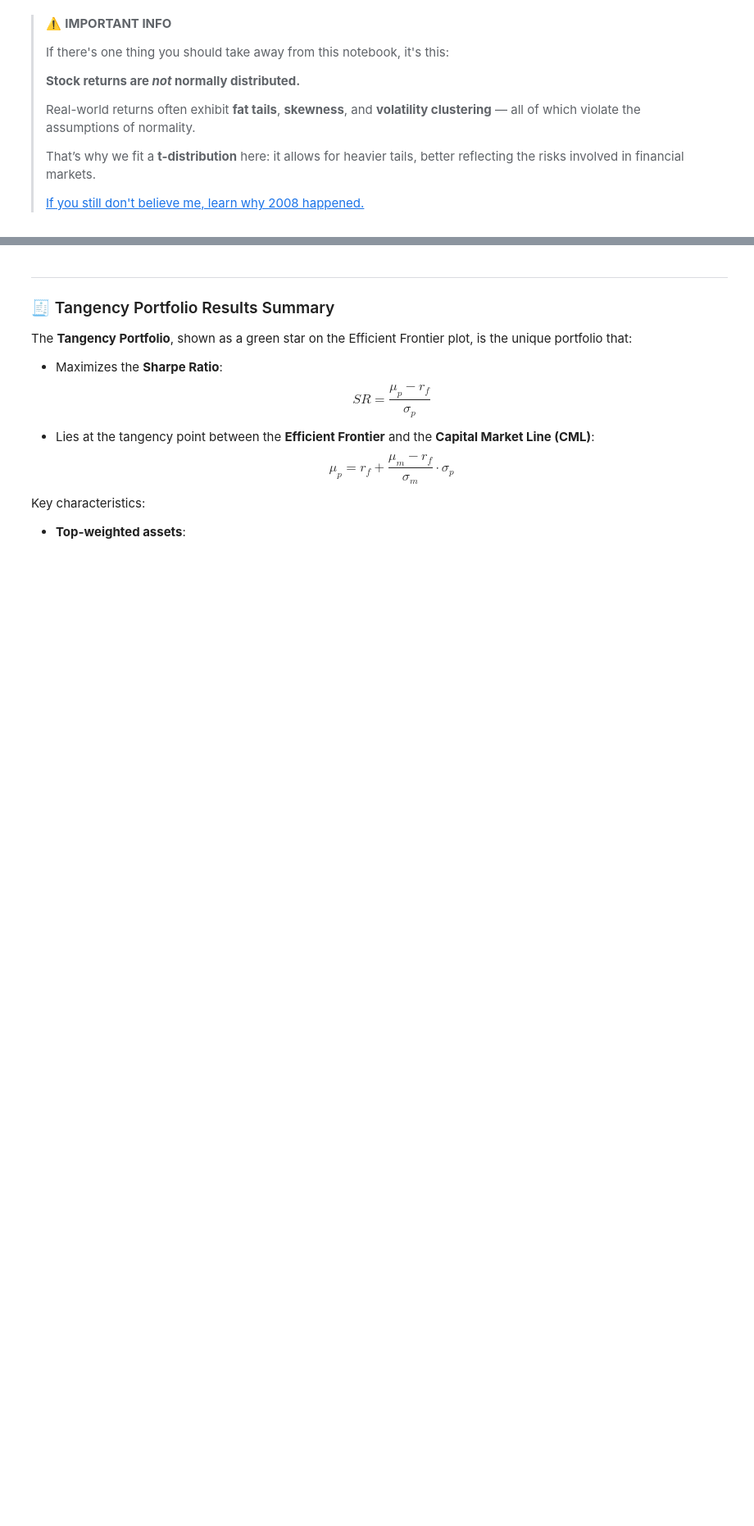
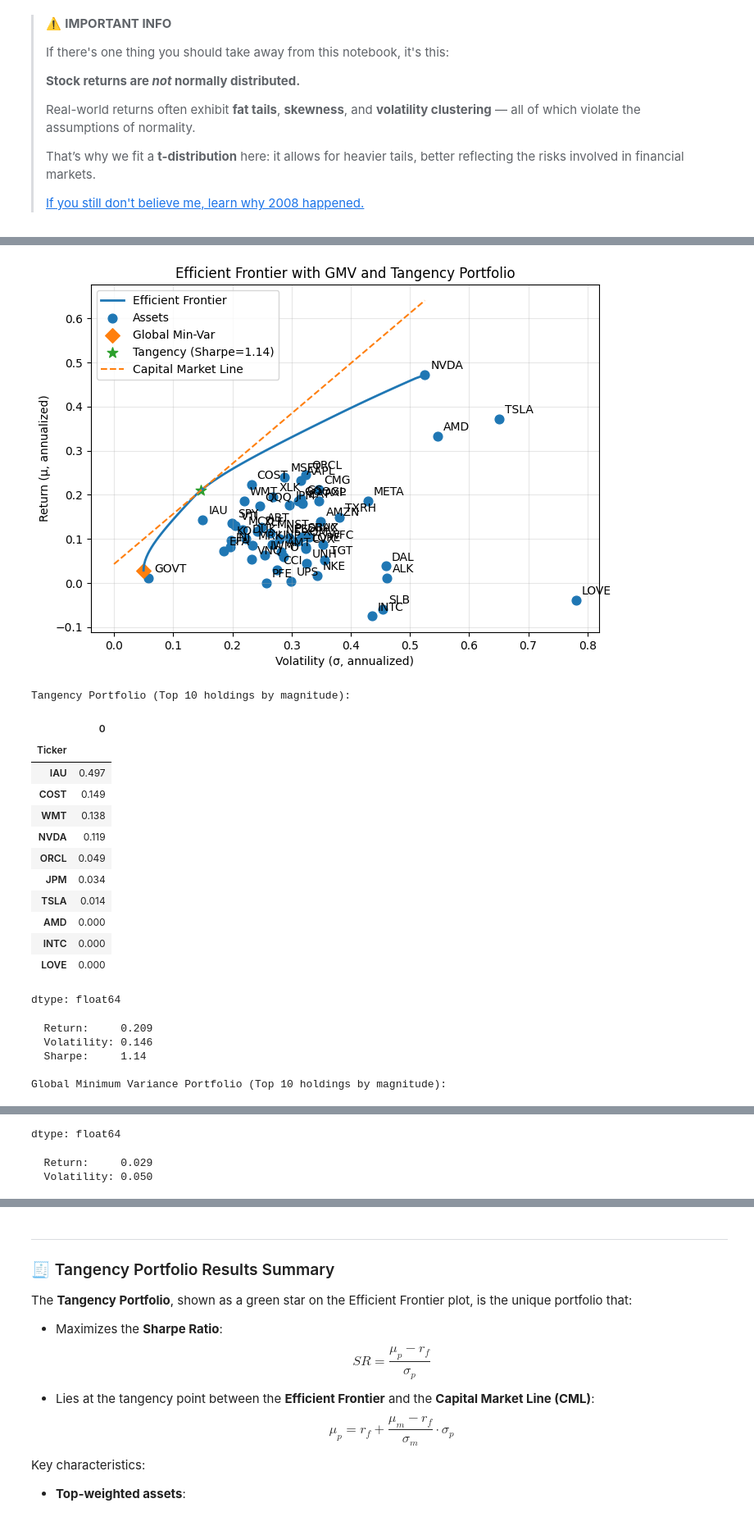
Before and after one commit to lonespear/MA206, a Jupyter notebook: QuantitativeFinance.ipynb, the cells around one changed output, grey strips where cells are left out. Shown at 82% size. Drawn from its saved outputs; the diff is of its cells as text; code cells hidden in the pictures; blank space fills up the shorter version.

```diff
--- a/QuantitativeFinance.ipynb
+++ b/QuantitativeFinance.ipynb
@@ -274,38 +504,58 @@ Now we’ll bring Modern Portfolio Theory to life by downloading historical data
 # %%
 # ---- choose tickers (feel free to swap/extend) ----
-tickers = [
+portfolio_1 = [
     # --- Core ETFs ---
     "SPY", "QQQ", "IAU", "GOVT", "VNQ", "VTI", "EFA", "IWM", "XLK", "XLF",
 
     # --- Tech ---
     "AAPL", "MSFT", "GOOGL", "AMZN", "NVDA", "TSLA", "META", "ORCL", "INTC", "AMD",
 
     # --- Consumer / Retail ---
     "CMG", "MCD", "SBUX", "TGT", "WMT", "COST", "NKE", "MNST", "KO", "TXRH",
 
     # --- Industrials / Transportation ---
     "ALK", "DAL", "UPS", "UNP", "CAT", "LOVE",
 
     # --- Healthcare / Pharma ---
     "JNJ", "PFE", "MRK", "UNH", "ABT",
 
     # --- Financials ---
     "JPM", "GS", "BAC", "WFC", "AXP",
 
     # --- Energy / Utilities ---
     "XOM", "CVX", "SLB", "NEE", "DUK",
 
     # --- REITs / Real Assets ---
     "LOPE", "O", "PLD", "AMT", "CCI"
 ]
+portfolio_2 = ["SPY", "QQQ", "IAU", "GOVT", "VNQ", "VTI"]
+results = run_mpt_analysis(portfolio_1, rf=0.043, allow_short=False)
 
-# pull adj close (10y daily by default; you can set period="max" or a start=)
-px = yf.download(tickers, period="10y", auto_adjust=True, progress=False)["Close"]
+w_tan = results["tangency"]["weights"]
+mu = results["tangency"]["mu"]
+Sigma = results["tangency"]["Sigma"]
 
-# compute daily log returns, then annualize (μ ≈ mean*252, Σ ≈ cov*252)
-rets = np.log(px/px.shift(1)).dropna()
-mu = rets.mean().values * 252
-Sigma = rets.cov().values * 252
-
-assets = np.array(tickers)
-n = len(assets)
+mu_tan = w_tan @ mu
+sigma_tan = np.sqrt(w_tan @ Sigma @ w_tan)
+sr_tan = (mu_tan - 0.043) / sigma_tan
+# %% [output]
+[figure, added]
+Tangency Portfolio (Top 10 holdings by magnitude):
+|  | 0 |
+| Ticker |  |
+| IAU | 0.497 |
+| COST | 0.149 |
+| WMT | 0.138 |
+| NVDA | 0.119 |
+| ORCL | 0.049 |
+| JPM | 0.034 |
+| TSLA | 0.014 |
+| AMD | 0.000 |
+| INTC | 0.000 |
+| LOVE | 0.000 |
+dtype: float64
+  Return:     0.209
+  Volatility: 0.146
+  Sharpe:     1.14
+
+Global Minimum Variance Portfolio (Top 10 holdings by magnitude):
@@ -311,0 +574,3 @@ n = len(assets)
+dtype: float64
+  Return:     0.029
+  Volatility: 0.050
```
Also changed, not shown: parts of 17 cells of this notebook.
